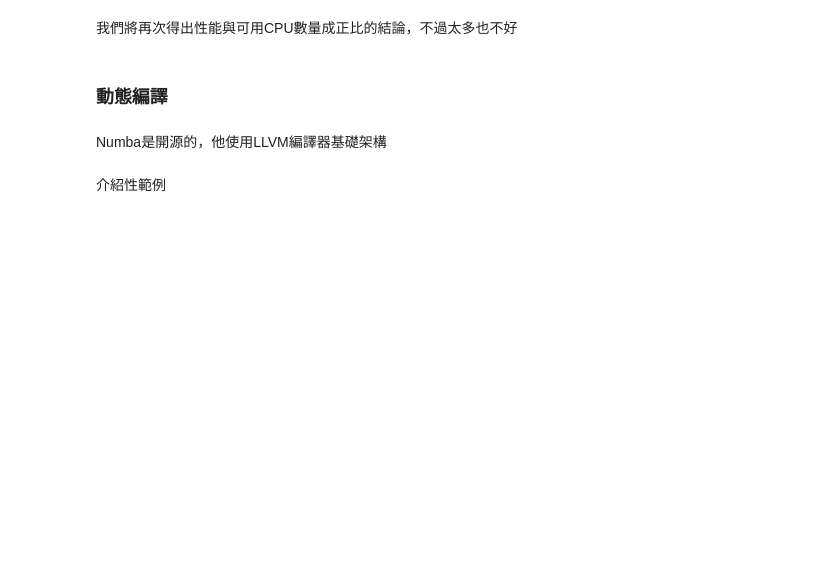
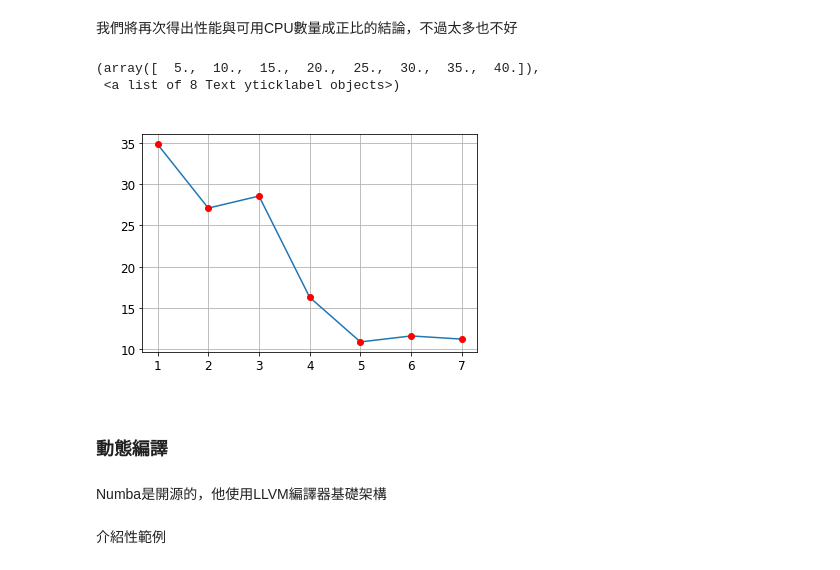
Before and after one commit to kaichiachen/financial-analysis-ipython-notebook, a Jupyter notebook: 5. High Performance Python/High Performance Python.ipynb, the cells around one changed output. Drawn from its saved outputs; the diff is of its cells as text; code cells hidden in the pictures; blank space fills up the shorter version.

```diff
--- a/5. High Performance Python/High Performance Python.ipynb
+++ b/5. High Performance Python/High Performance Python.ipynb
@@ -257,12 +290,16 @@ for w in range(1, 8):
 # %%
 plt.plot(range(1, 8), times)
 plt.plot(range(1, 8), times, 'ro')
 plt.grid(True)
 plt.xlabel('number of processes', color='w', fontsize='large')
 plt.ylabel('time in seconds', color='w', fontsize='large')
 plt.title('%d Monte Carlo simulations' % t, color='w', fontsize='large')
-plt.xticks(color='w', fontsize='large')
-plt.yticks(color='w', fontsize='large')
+plt.xticks(fontsize='large')
+plt.yticks(fontsize='large')
+# %% [output]
+(array([  5.,  10.,  15.,  20.,  25.,  30.,  35.,  40.]),
+ <a list of 8 Text yticklabel objects>)
+[figure, added]
 # %% [markdown]
 ### 動態編譯
 # %% [markdown]
```
Also changed, not shown: parts of 24 cells of this notebook, 7 other files.
